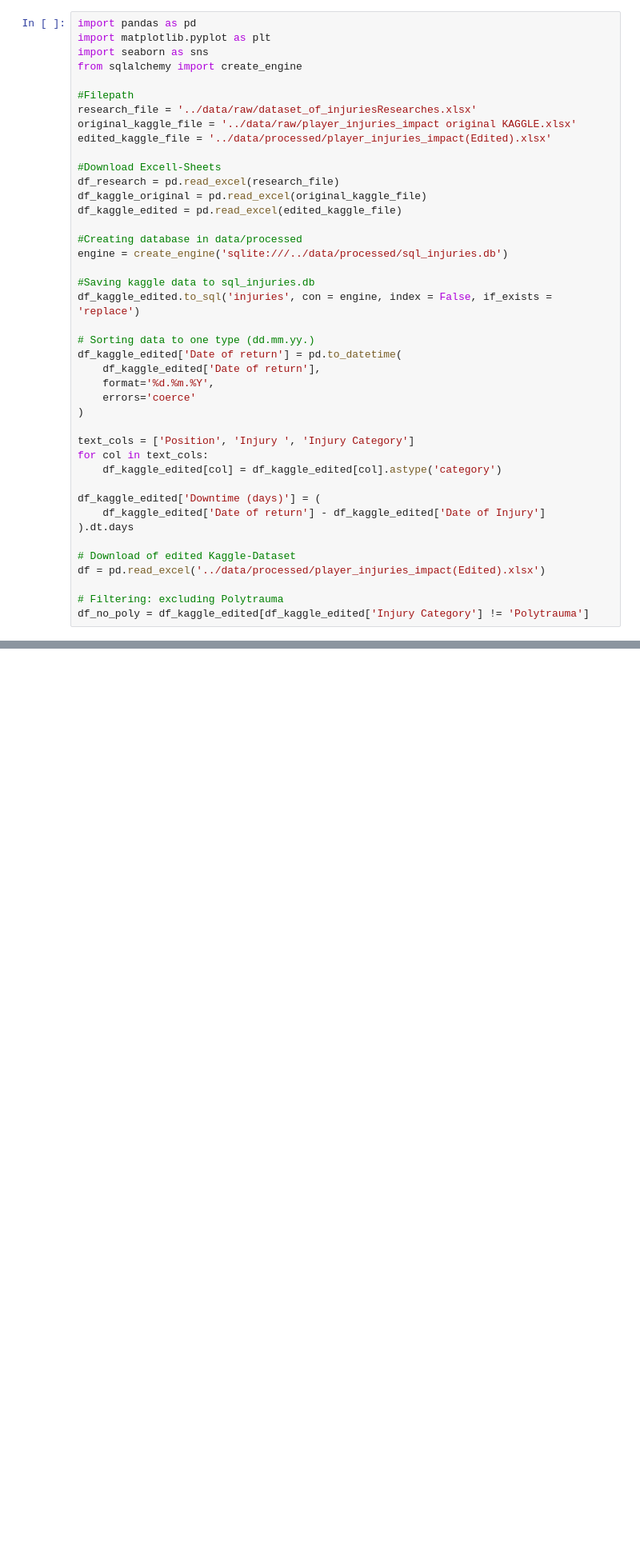
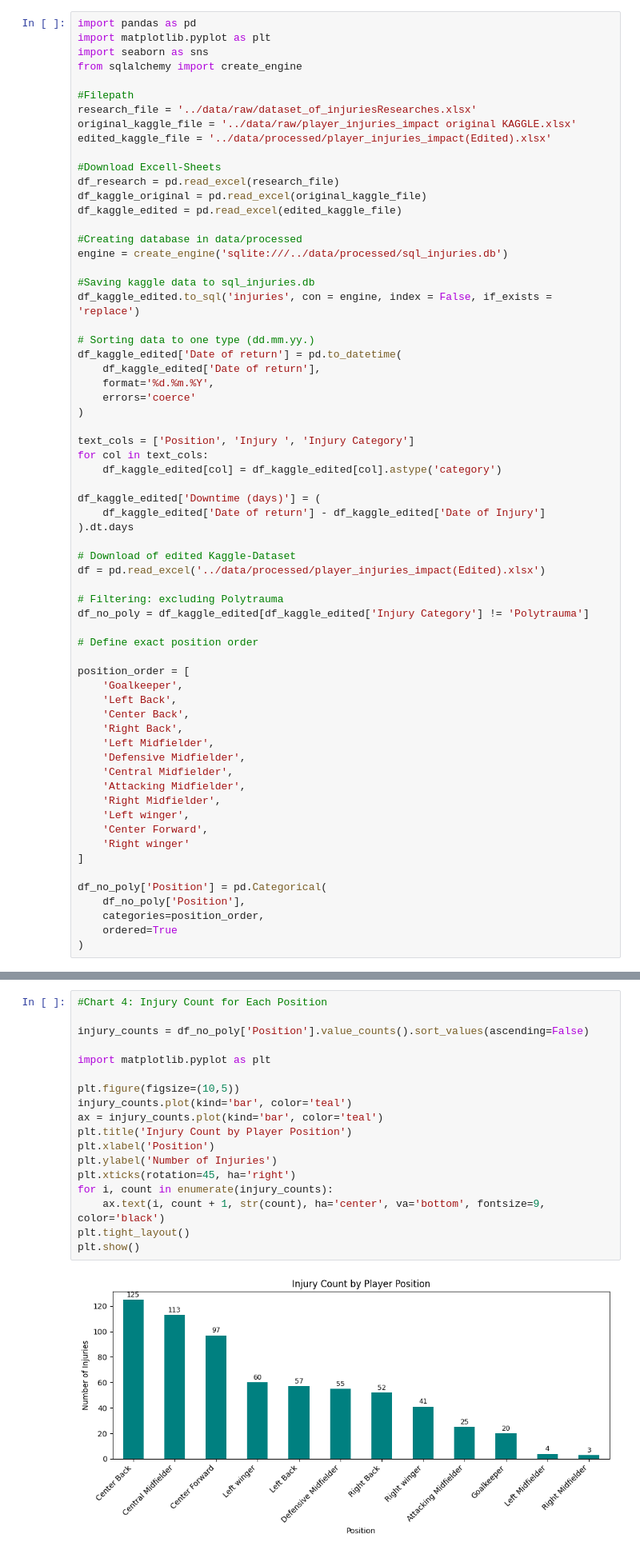
Before and after one commit to magmur172/EPL-injuries-analysis, a Jupyter notebook: notebooks/injury_analysis_summary1.ipynb, the cells around one changed output, grey strips where cells are left out. Shown: that part at 80% size. Cells and saved outputs as stored; diff of their text form; blank space fills up the shorter version.

```diff
--- a/notebooks/injury_analysis_summary1.ipynb
+++ b/notebooks/injury_analysis_summary1.ipynb
@@ -45,3 +45,26 @@ df = pd.read_excel('../data/processed/player_injuries_impact(Edited).xlsx')
 
 # Filtering: excluding Polytrauma
 df_no_poly = df_kaggle_edited[df_kaggle_edited['Injury Category'] != 'Polytrauma']
+
+# Define exact position order
+
+position_order = [
+    'Goalkeeper',
+    'Left Back',
+    'Center Back',
+    'Right Back',
+    'Left Midfielder',
+    'Defensive Midfielder',
+    'Central Midfielder',
+    'Attacking Midfielder',
+    'Right Midfielder',
+    'Left winger',
+    'Center Forward',
+    'Right winger'
+]
+
+df_no_poly['Position'] = pd.Categorical(
+    df_no_poly['Position'],
+    categories=position_order,
+    ordered=True
+)
@@ -114,0 +161,20 @@ Passing `palette` without assigning `hue` is deprecated and will be removed in v
+# %%
+#Chart 4: Injury Count for Each Position
+
+injury_counts = df_no_poly['Position'].value_counts().sort_values(ascending=False)
+
+import matplotlib.pyplot as plt
+
+plt.figure(figsize=(10,5))
+injury_counts.plot(kind='bar', color='teal')
+ax = injury_counts.plot(kind='bar', color='teal')
+plt.title('Injury Count by Player Position')
+plt.xlabel('Position')
+plt.ylabel('Number of Injuries')
+plt.xticks(rotation=45, ha='right')
+for i, count in enumerate(injury_counts):
+    ax.text(i, count + 1, str(count), ha='center', va='bottom', fontsize=9, color='black')
+plt.tight_layout()
+plt.show()
+# %% [output]
+[figure, added]
```
Also changed, not shown: parts of 9 cells of this notebook.
